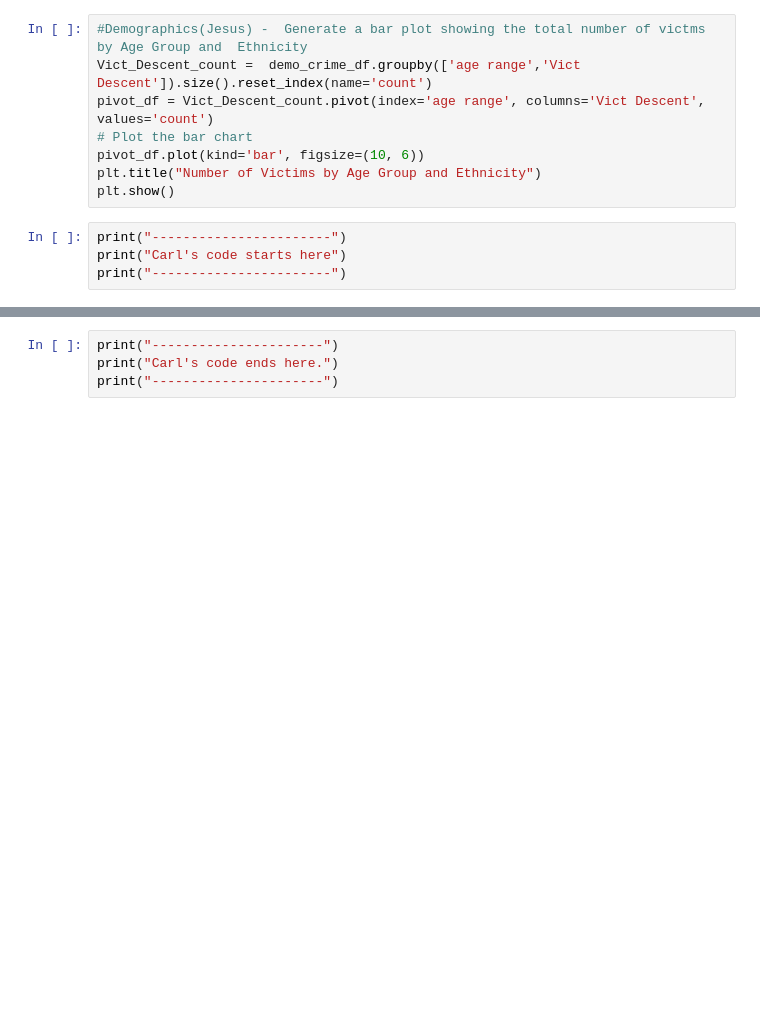
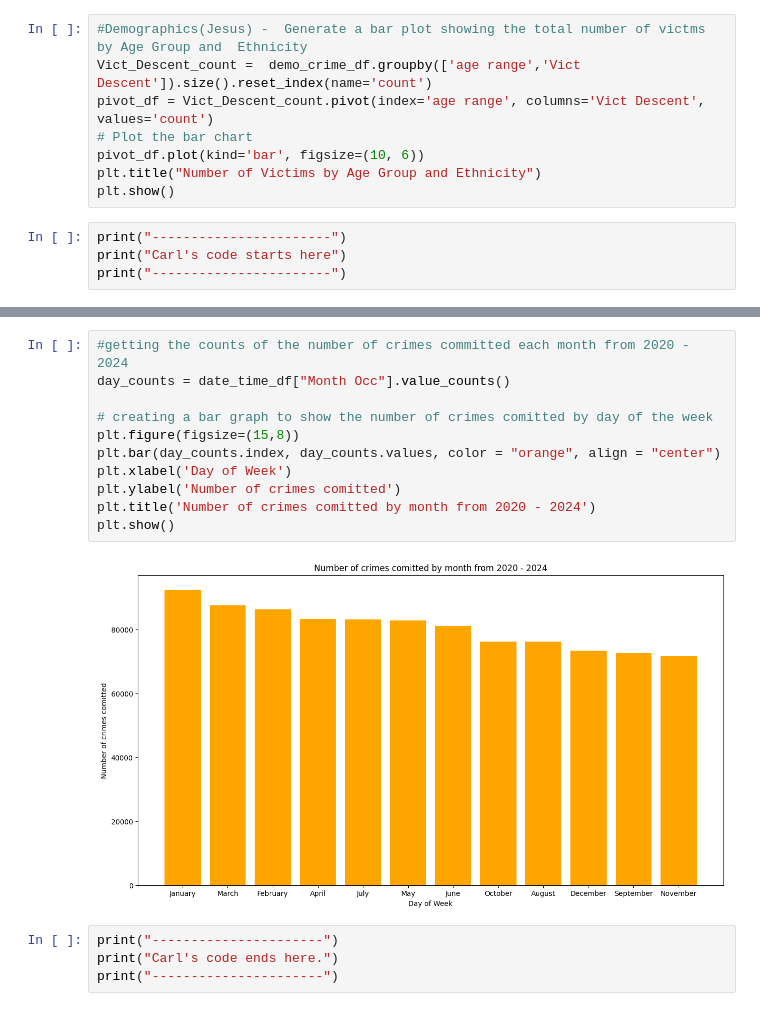
Before and after one commit to rkuautli/Data_Project_1, a Jupyter notebook: crime.ipynb, the cells around one changed output, grey strips where cells are left out. Cells and saved outputs as stored; diff of their text form; blank space fills up the shorter version.

```diff
--- a/crime.ipynb
+++ b/crime.ipynb
@@ -270,3 +389,16 @@ print("-----------------------")
+# %%
+#getting the counts of the number of crimes committed each month from 2020 - 2024
+day_counts = date_time_df["Month Occ"].value_counts()
+
+# creating a bar graph to show the number of crimes comitted by day of the week
+plt.figure(figsize=(15,8))
+plt.bar(day_counts.index, day_counts.values, color = "orange", align = "center")
+plt.xlabel('Day of Week')
+plt.ylabel('Number of crimes comitted')
+plt.title('Number of crimes comitted by month from 2020 - 2024')
+plt.show()
+# %% [output]
+[figure, added]
 # %%
 print("----------------------")
 print("Carl's code ends here.")
```
Also changed, not shown: parts of 10 cells of this notebook.
